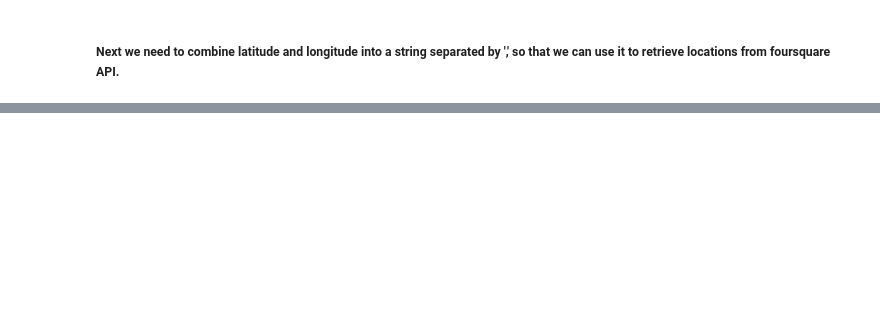
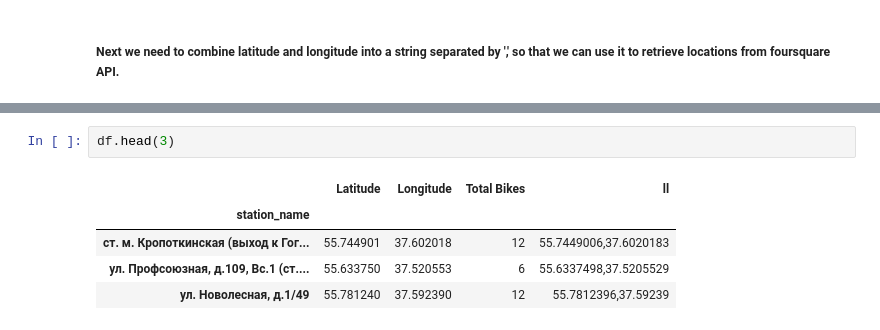
Before and after one commit to Affuya/LHL-Statistical-Modelling-Project, a Jupyter notebook: notebooks/Task2_rough_work.ipynb, the cells around one changed output, grey strips where cells are left out. Saved outputs shown, nothing was run; the diff lists cells and outputs as text; blank space fills up the shorter version.

```diff
--- a/notebooks/Task2_rough_work.ipynb
+++ b/notebooks/Task2_rough_work.ipynb
@@ -98,0 +107,8 @@ Stade Gaston Bouillant                   48.939958667023,2.3279571813836
+# %%
+df.head(3)
+# %% [output]
+|  | Latitude | Longitude | Total Bikes | ll |
+| station_name |  |  |  |  |
+| ст. м. Кропоткинская (выход к Гог... | 55.744901 | 37.602018 | 12 | 55.7449006,37.6020183 |
+| ул. Профсоюзная, д.109, Вс.1 (ст.... | 55.633750 | 37.520553 | 6 | 55.6337498,37.5205529 |
+| ул. Новолесная, д.1/49 | 55.781240 | 37.592390 | 12 | 55.7812396,37.59239 |
```
Also changed, not shown: parts of 6 cells of this notebook, 1 other file.
